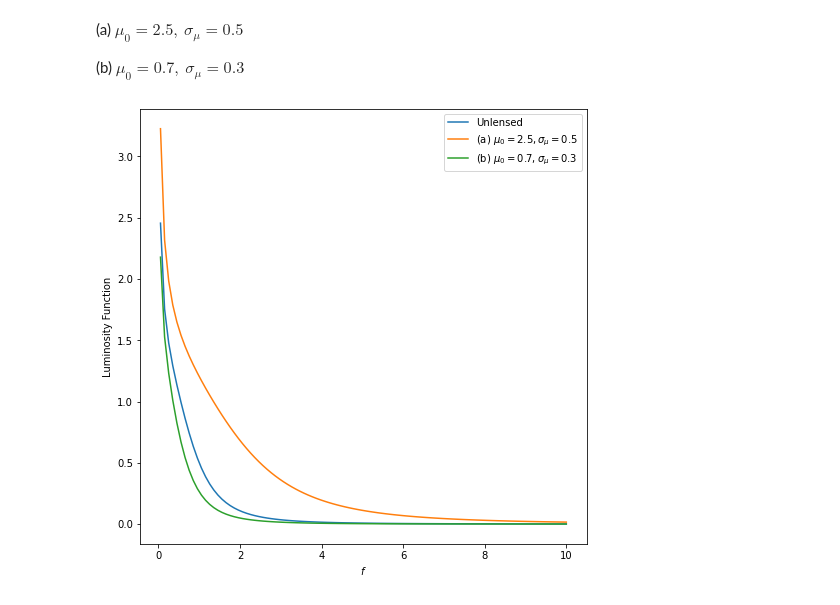
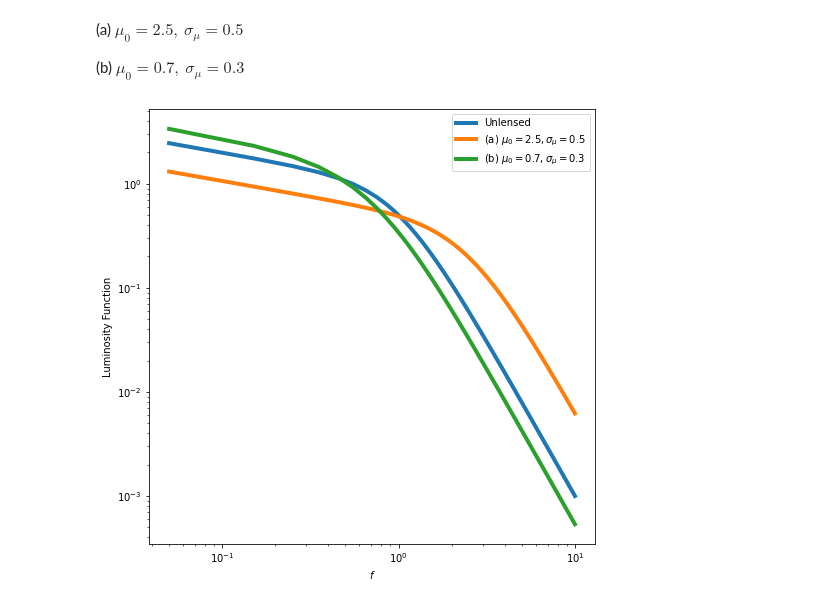
Before and after one commit to tylerbarna/AST8110, a Jupyter notebook: pset06/pset06.ipynb, the cells around one changed output. Drawn from its saved outputs; the diff is of its cells as text; code cells hidden in the pictures.

```diff
--- a/pset06/pset06.ipynb
+++ b/pset06/pset06.ipynb
@@ -233,34 +233,38 @@ $$
 f_range = np.linspace(0.05,10.0,100)
 vars = np.array([[2.5,0.5],
                  [0.7,0.3]])
 ##s vals
 s1, s2 = 0.3, 3.0
 
 ## define the unlensed luminosity function
 def n_u(f):
     n = (f**s1 + f**s2)**(-1)
     return n
 
 ## define magnification probability
 def p_mu(mu, mu_0, sig_mu):
     p = ( np.pi*sig_mu**2 )**(-1/2) * np.exp( - (mu - mu_0)**2 / sig_mu**2 )
     return p
 
 ## define the lensed luminosity function
 def n_l(f, mu_0, sig_mu):
-    n = quad(lambda mu: n_u(f/mu) * p_mu(mu, mu_0, sig_mu), 0, np.inf)[0]
+    integrand = lambda mu: (n_u(f/mu) * p_mu(mu, mu_0, sig_mu))/mu
+    n = quad(integrand, 0, np.inf)[0]
     return n
 n_l = np.vectorize(n_l)
+
+## plot the results
 fig, ax = plt.subplots(figsize=(8,8),facecolor="w")
-ax.plot(f_range, n_u(f_range), label="Unlensed")
+ax.plot(f_range, n_u(f_range), lw=4, label="Unlensed")
 labels = [r'(a) $\mu_0 = 2.5, \sigma_{\mu} = 0.5$',
           r'(b) $\mu_0 = 0.7, \sigma_{\mu} = 0.3$']
 for vals, label in zip(vars, labels):
-    ax.plot(f_range, n_l(f_range, vals[0], vals[1]), label=label)
+    ax.plot(f_range, n_l(f_range, vals[0], vals[1]), lw=4, label=label)
 
 ax.set_xlabel(r'$f$')
 ax.set_ylabel('Luminosity Function')
 ax.legend()
+ax.set_xscale('log'), ax.set_yscale('log')
 plt.show();
 # %% [output]
-[figure, old version]
+[figure, new version]
```
